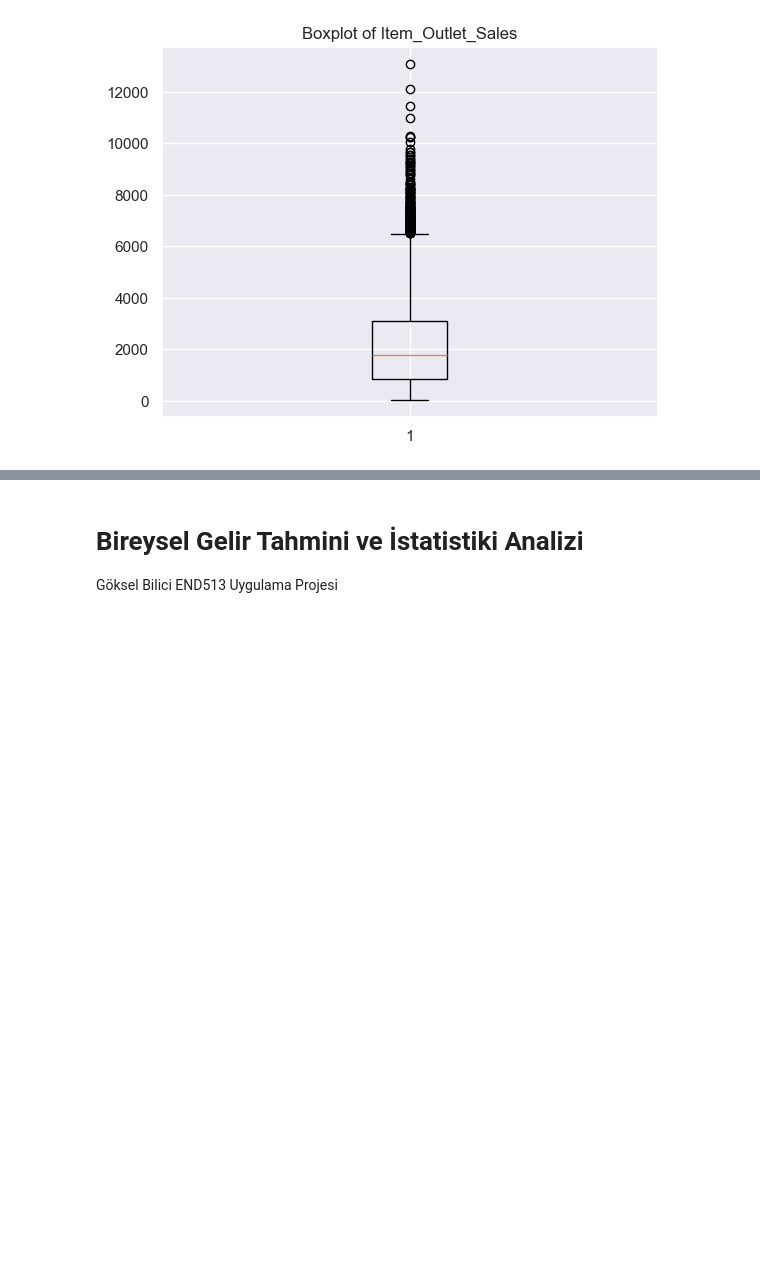
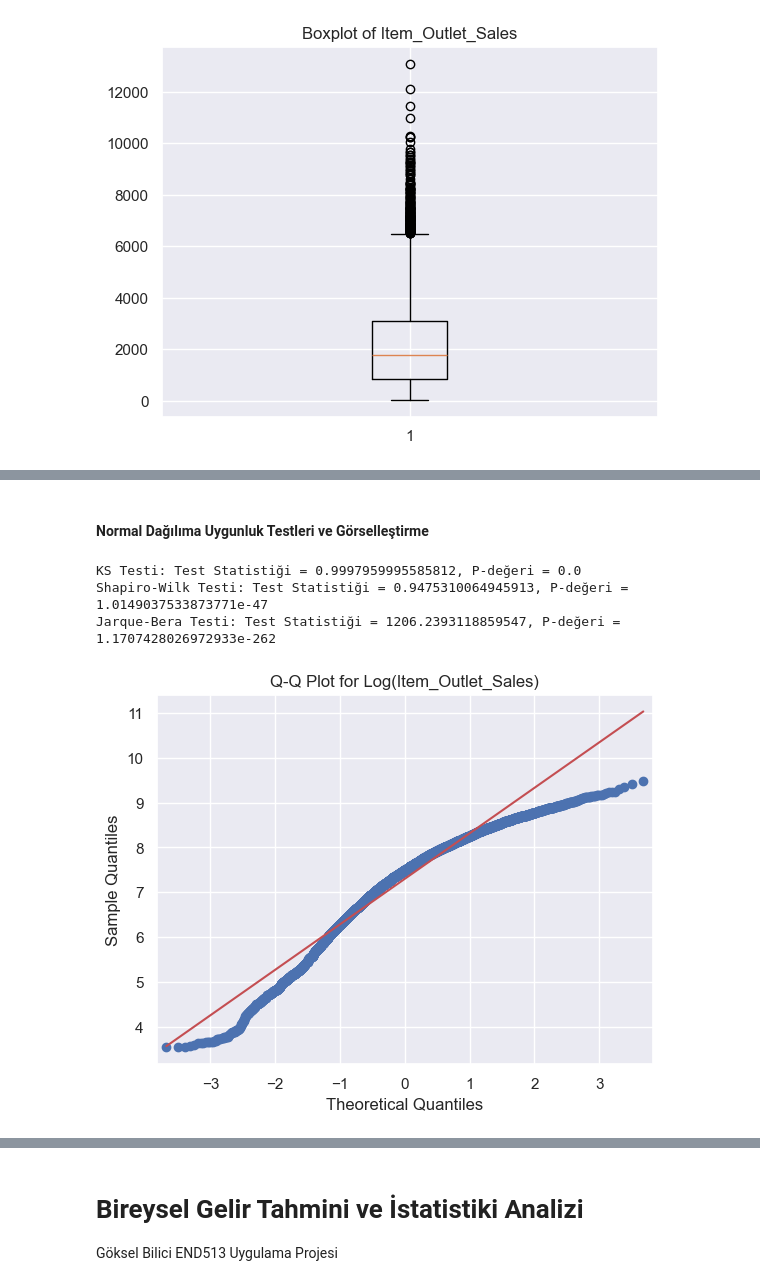
Before and after one commit to gokselbilici/advanced_stats, a Jupyter notebook: Göksel Bilici END513 Proje Bireysel Gider.ipynb, the cells around one changed output, grey strips where cells are left out. Saved outputs shown, nothing was run; the diff lists cells and outputs as text; code cells hidden in the pictures; blank space fills up the shorter version.

```diff
--- a/Göksel Bilici END513 Proje Bireysel Gider.ipynb
+++ b/Göksel Bilici END513 Proje Bireysel Gider.ipynb
@@ -735,0 +966,27 @@ Reject H0: The data does not follow the normal distribution.
+# %% [markdown]
+#### Normal Dağılıma Uygunluk Testleri ve Görselleştirme
+# %%
+# Test verisi: Log dönüşümü yapılmış kolon
+log_sales = data_analyze['Log_Item_Outlet_Sales'].dropna()
+
+# 1. Kolmogorov-Smirnov (KS) Testi
+ks_stat, ks_p_value = kstest(log_sales, 'norm')
+print(f"KS Testi: Test Statistiği = {ks_stat}, P-değeri = {ks_p_value}")
+
+# 2. Shapiro-Wilk Testi
+shapiro_stat, shapiro_p_value = shapiro(log_sales)
+print(f"Shapiro-Wilk Testi: Test Statistiği = {shapiro_stat}, P-değeri = {shapiro_p_value}")
+
+# 3. Jarque-Bera (JB) Testi
+jb_stat, jb_p_value = jarque_bera(log_sales)
+print(f"Jarque-Bera Testi: Test Statistiği = {jb_stat}, P-değeri = {jb_p_value}")
+
+# 4. Q-Q Plot
+sm.qqplot(log_sales, line='s')
+plt.title("Q-Q Plot for Log(Item_Outlet_Sales)")
+plt.show()
+# %% [output]
+KS Testi: Test Statistiği = 0.9997959995585812, P-değeri = 0.0
+Shapiro-Wilk Testi: Test Statistiği = 0.9475310064945913, P-değeri = 1.0149037533873771e-47
+Jarque-Bera Testi: Test Statistiği = 1206.2393118859547, P-değeri = 1.1707428026972933e-262
+[figure, added]
```
Also changed, not shown: parts of 110 cells of this notebook, 1 other file.
